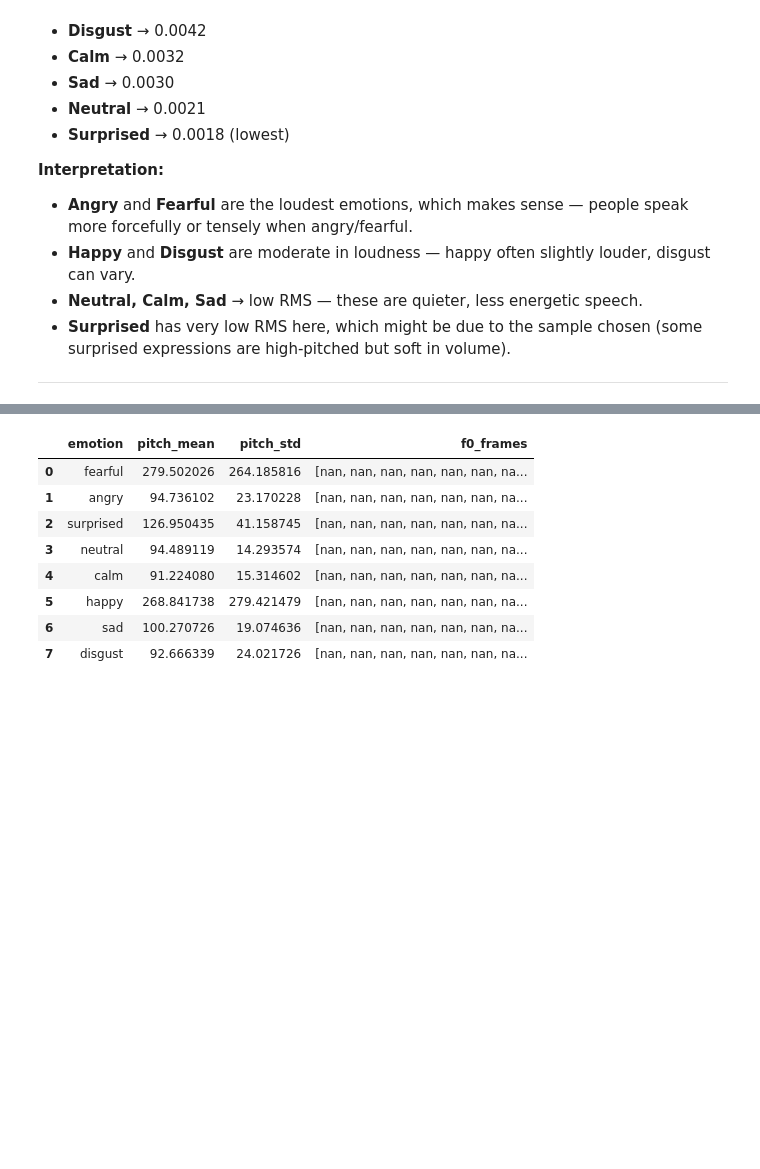
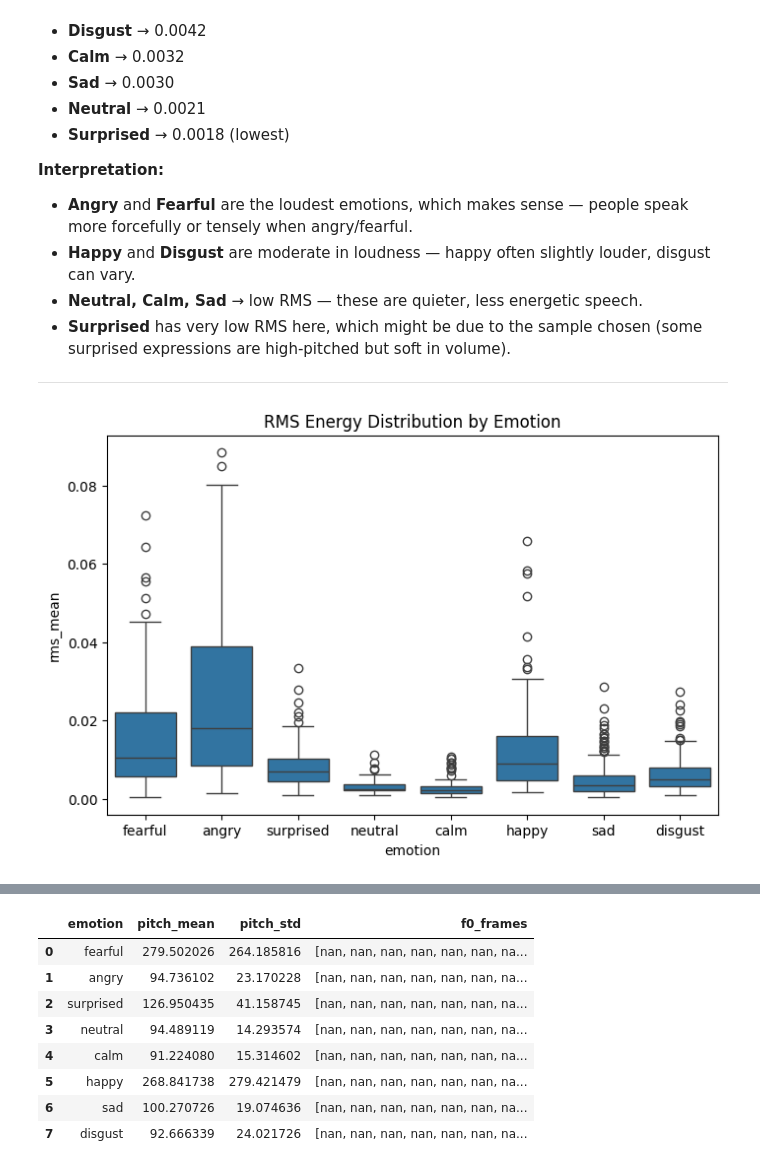
Before and after one commit to zackhng/CDS, a Jupyter notebook: notebooks/audio_analysis.ipynb, the cells around one changed output, grey strips where cells are left out. Cells and saved outputs as stored; diff of their text form; code cells hidden in the pictures; blank space fills up the shorter version.

```diff
--- a/notebooks/audio_analysis.ipynb
+++ b/notebooks/audio_analysis.ipynb
@@ -260,3 +277,20 @@ From highest to lowest RMS:
 - **Surprised** has very low RMS here, which might be due to the sample chosen (some surprised expressions are high-pitched but soft in volume).
 
 ---
+# %%
+rms_list = []
+
+for file in metadata["file"]:
+    y, sr = librosa.load(audio_dir / file, sr=None)
+    rms = librosa.feature.rms(y=y)[0]
+
+    rms_list.append(rms.mean())
+
+metadata["rms_mean"] = rms_list
+# %%
+plt.figure(figsize=(8,5))
+sns.boxplot(data=metadata, x="emotion", y="rms_mean")
+plt.title("RMS Energy Distribution by Emotion")
+plt.show()
+# %% [output]
+[figure, added]
```
Also changed, not shown: parts of 9 cells of this notebook, 1 other file.
